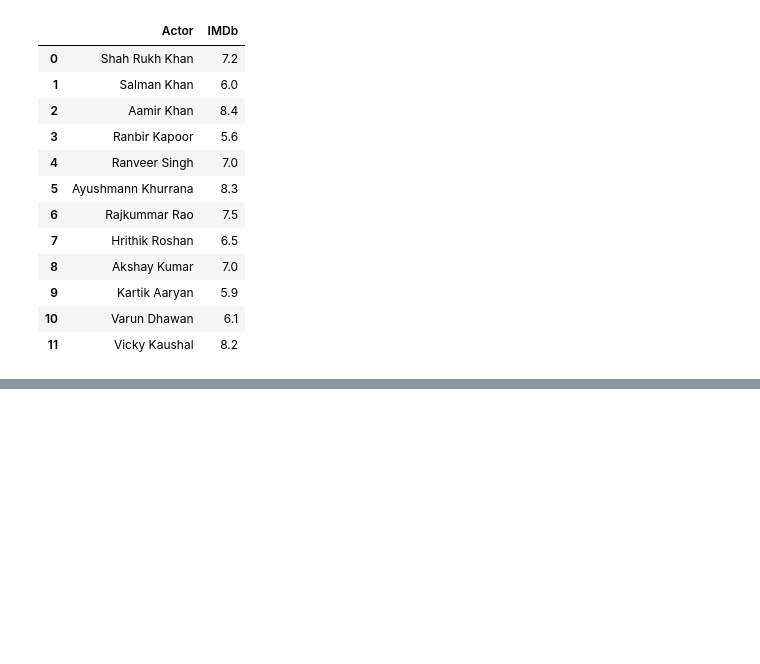
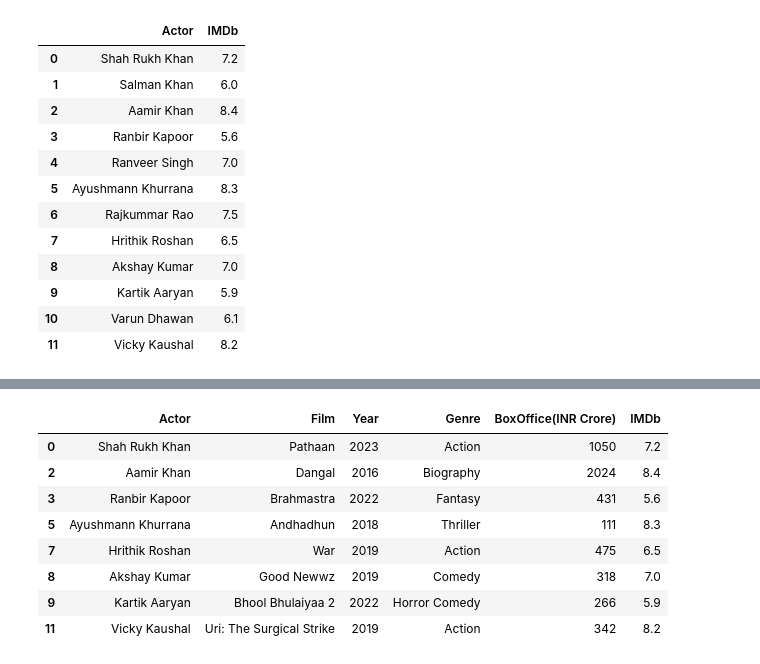
Before and after one commit to Dharmik0207/Data-Science-Course, a Jupyter notebook: 04_Data Selection & Filtering.ipynb, the cells around one changed output, grey strips where cells are left out. Cells and saved outputs as stored; diff of their text form; code cells hidden in the pictures; blank space fills up the shorter version.

```diff
--- a/04_Data Selection & Filtering.ipynb
+++ b/04_Data Selection & Filtering.ipynb
@@ -254,0 +233,12 @@ df[['Actor', 'IMDb']]
+# %%
+df.query("Year > 2018 or IMDb > 7.5")
+# %% [output]
+|  | Actor | Film | Year | Genre | BoxOffice(INR Crore) | IMDb |
+| 0 | Shah Rukh Khan | Pathaan | 2023 | Action | 1050 | 7.2 |
+| 2 | Aamir Khan | Dangal | 2016 | Biography | 2024 | 8.4 |
+| 3 | Ranbir Kapoor | Brahmastra | 2022 | Fantasy | 431 | 5.6 |
+| 5 | Ayushmann Khurrana | Andhadhun | 2018 | Thriller | 111 | 8.3 |
+| 7 | Hrithik Roshan | War | 2019 | Action | 475 | 6.5 |
+| 8 | Akshay Kumar | Good Newwz | 2019 | Comedy | 318 | 7.0 |
+| 9 | Kartik Aaryan | Bhool Bhulaiyaa 2 | 2022 | Horror Comedy | 266 | 5.9 |
+| 11 | Vicky Kaushal | Uri: The Surgical Strike | 2019 | Action | 342 | 8.2 |
```
Also changed, not shown: parts of 27 cells of this notebook.
